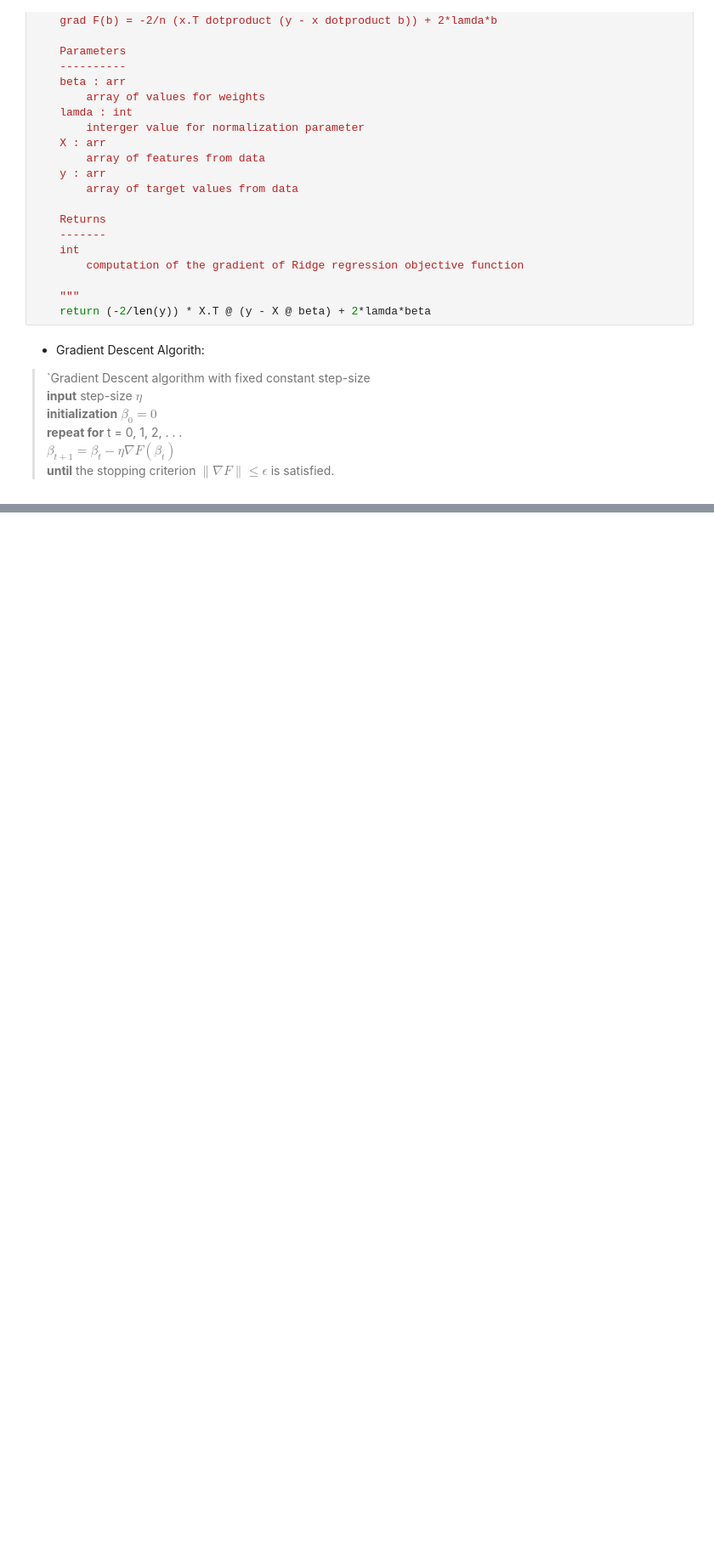
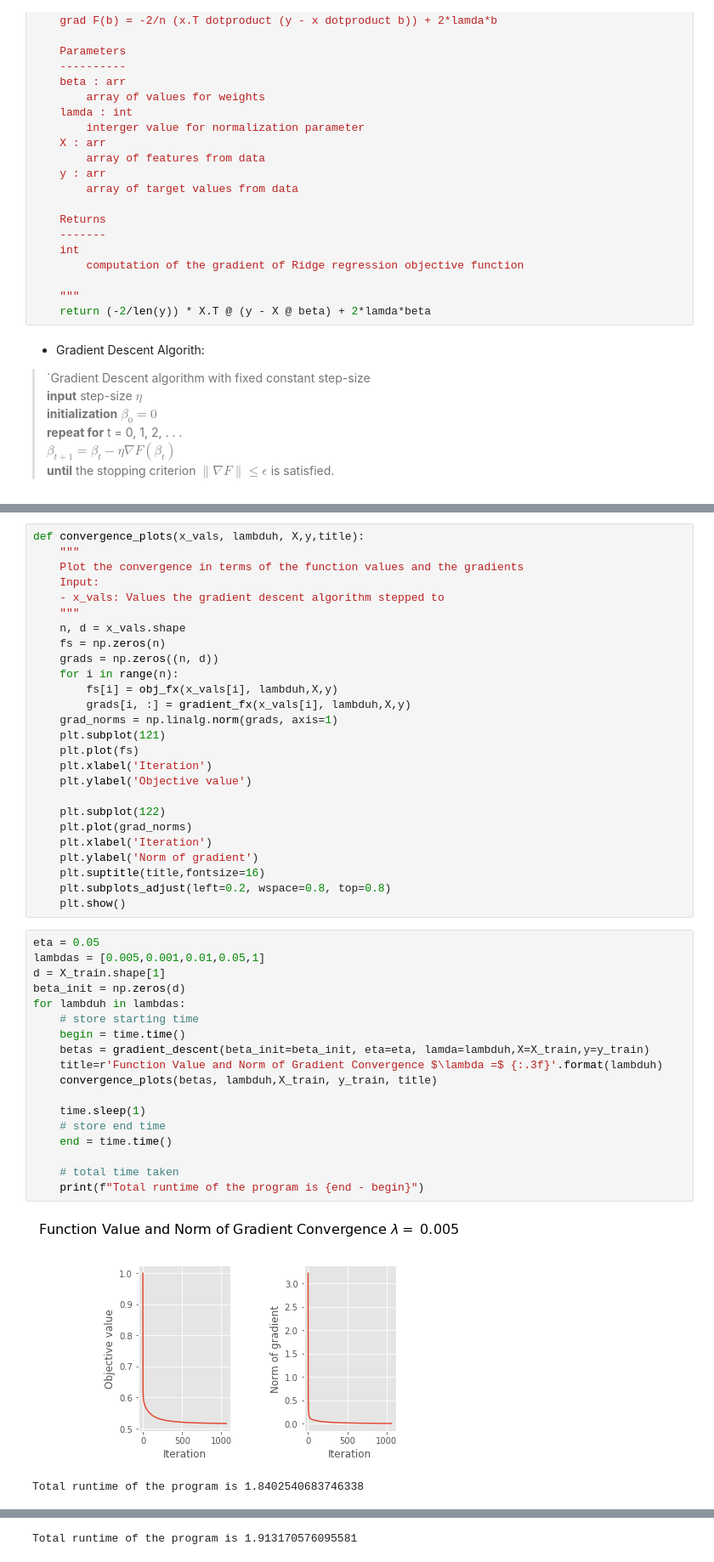
Before and after one commit to JUAN-SOLORIO/UW-MachineLearning, a Jupyter notebook: 1-Python/1 - Ridge Regression w Gradient Descent.ipynb, the cells around one changed output, grey strips where cells are left out. Shown: that part at 85% size. Saved outputs shown, nothing was run; the diff lists cells and outputs as text; blank space fills up the shorter version.

Commit message:
first run with multiple lambdas to obtain optimal normalization value

```diff
--- a/1-Python/1 - Ridge Regression w Gradient Descent.ipynb
+++ b/1-Python/1 - Ridge Regression w Gradient Descent.ipynb
@@ -246,0 +295,47 @@ def gradient_descent(beta_init, eta ,lamda,X,y,epsilon=0.005):
+# %%
+def convergence_plots(x_vals, lambduh, X,y,title):
+    """
+    Plot the convergence in terms of the function values and the gradients
+    Input:
+    - x_vals: Values the gradient descent algorithm stepped to
+    """
+    n, d = x_vals.shape
+    fs = np.zeros(n)
+    grads = np.zeros((n, d))
+    for i in range(n):
+        fs[i] = obj_fx(x_vals[i], lambduh,X,y)
+        grads[i, :] = gradient_fx(x_vals[i], lambduh,X,y)
+    grad_norms = np.linalg.norm(grads, axis=1)
+    plt.subplot(121)
+    plt.plot(fs)
+    plt.xlabel('Iteration')
+    plt.ylabel('Objective value')
+
+    plt.subplot(122)
+    plt.plot(grad_norms)
+    plt.xlabel('Iteration')
+    plt.ylabel('Norm of gradient')
+    plt.suptitle(title,fontsize=16)
+    plt.subplots_adjust(left=0.2, wspace=0.8, top=0.8)
+    plt.show()
+# %%
+eta = 0.05
+lambdas = [0.005,0.001,0.01,0.05,1]
+d = X_train.shape[1]
+beta_init = np.zeros(d)
+for lambduh in lambdas:
+    # store starting time
+    begin = time.time()
+    betas = gradient_descent(beta_init=beta_init, eta=eta, lamda=lambduh,X=X_train,y=y_train)
+    title=r'Function Value and Norm of Gradient Convergence $\lambda =$ {:.3f}'.format(lambduh)
+    convergence_plots(betas, lambduh,X_train, y_train, title)
+
+    time.sleep(1)
+    # store end time
+    end = time.time()
+
+    # total time taken
+    print(f"Total runtime of the program is {end - begin}")
+# %% [output]
+[figure, added]
+Total runtime of the program is 1.8402540683746338
@@ -246,0 +343 @@ def gradient_descent(beta_init, eta ,lamda,X,y,epsilon=0.005):
+Total runtime of the program is 1.913170576095581
```
Also changed, not shown: parts of 10 cells of this notebook, 1 other file.
